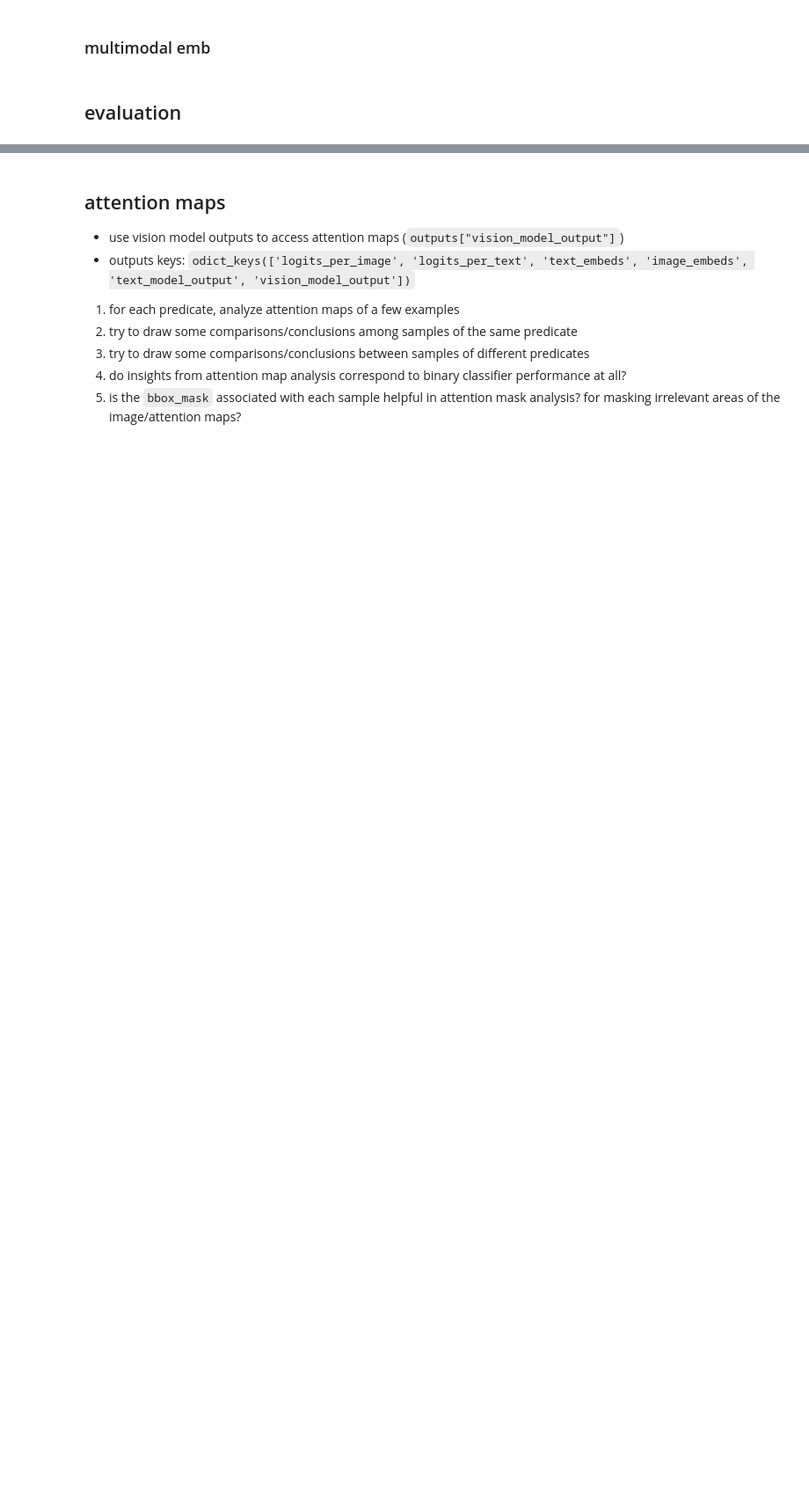
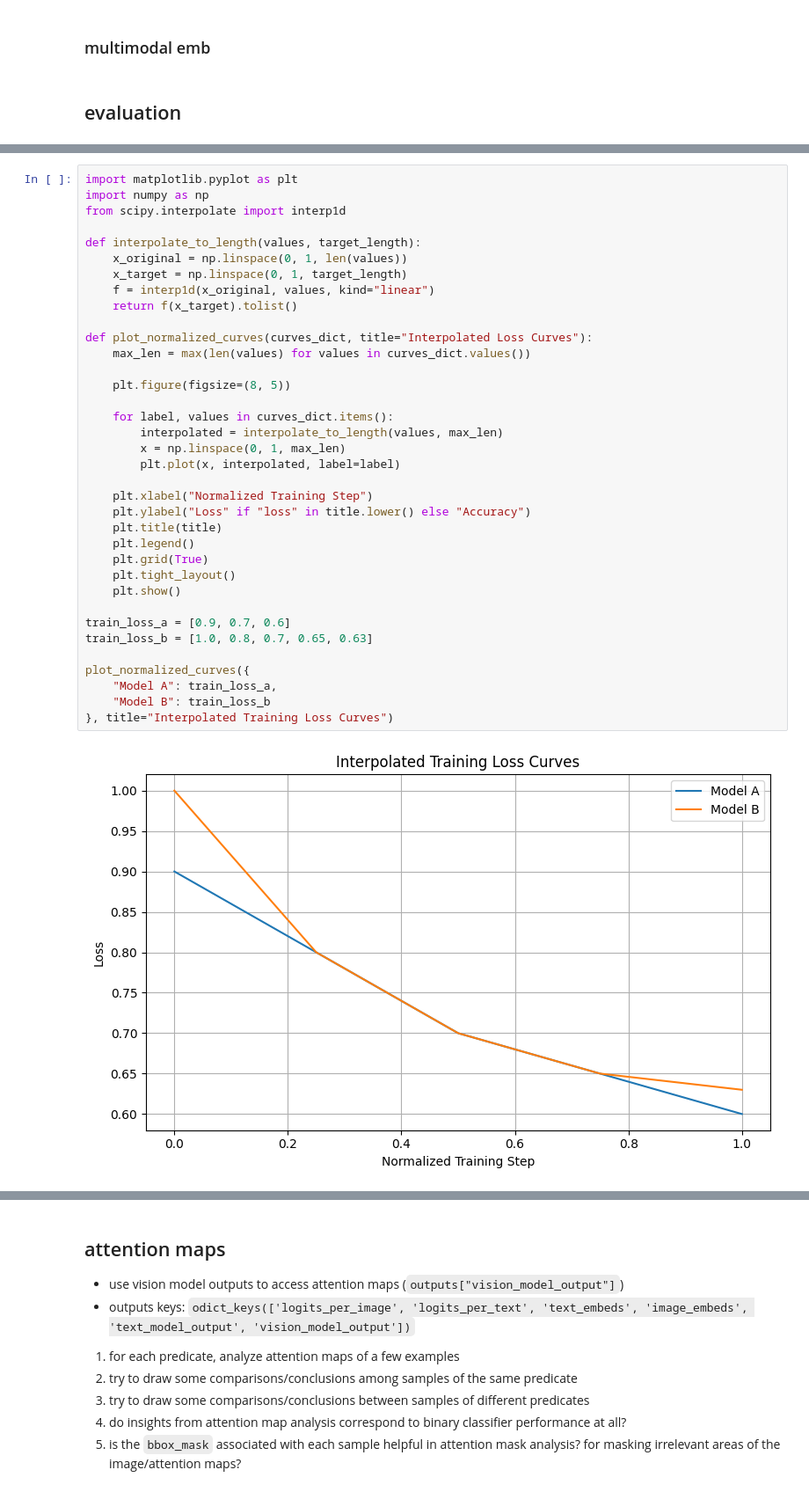
Before and after one commit to linv24/6.8300, a Jupyter notebook: project/dev.ipynb, the cells around one changed output, grey strips where cells are left out. Shown at 88% size. Cells and saved outputs as stored; diff of their text form; blank space fills up the shorter version.

```diff
--- a/project/dev.ipynb
+++ b/project/dev.ipynb
@@ -468 +517,39 @@ fig.show()
+# %%
+import matplotlib.pyplot as plt
+import numpy as np
+from scipy.interpolate import interp1d
+
+def interpolate_to_length(values, target_length):
+    x_original = np.linspace(0, 1, len(values))
+    x_target = np.linspace(0, 1, target_length)
+    f = interp1d(x_original, values, kind="linear")
+    return f(x_target).tolist()
+
+def plot_normalized_curves(curves_dict, title="Interpolated Loss Curves"):
+    max_len = max(len(values) for values in curves_dict.values())
+
+    plt.figure(figsize=(8, 5))
+
+    for label, values in curves_dict.items():
+        interpolated = interpolate_to_length(values, max_len)
+        x = np.linspace(0, 1, max_len)
+        plt.plot(x, interpolated, label=label)
+
+    plt.xlabel("Normalized Training Step")
+    plt.ylabel("Loss" if "loss" in title.lower() else "Accuracy")
+    plt.title(title)
+    plt.legend()
+    plt.grid(True)
+    plt.tight_layout()
+    plt.show()
+
+train_loss_a = [0.9, 0.7, 0.6]
+train_loss_b = [1.0, 0.8, 0.7, 0.65, 0.63]
+
+plot_normalized_curves({
+    "Model A": train_loss_a,
+    "Model B": train_loss_b
+}, title="Interpolated Training Loss Curves")
+# %% [output]
+[figure, added]
 # %%
```
Also changed, not shown: parts of 15 cells of this notebook, 2 other files.
